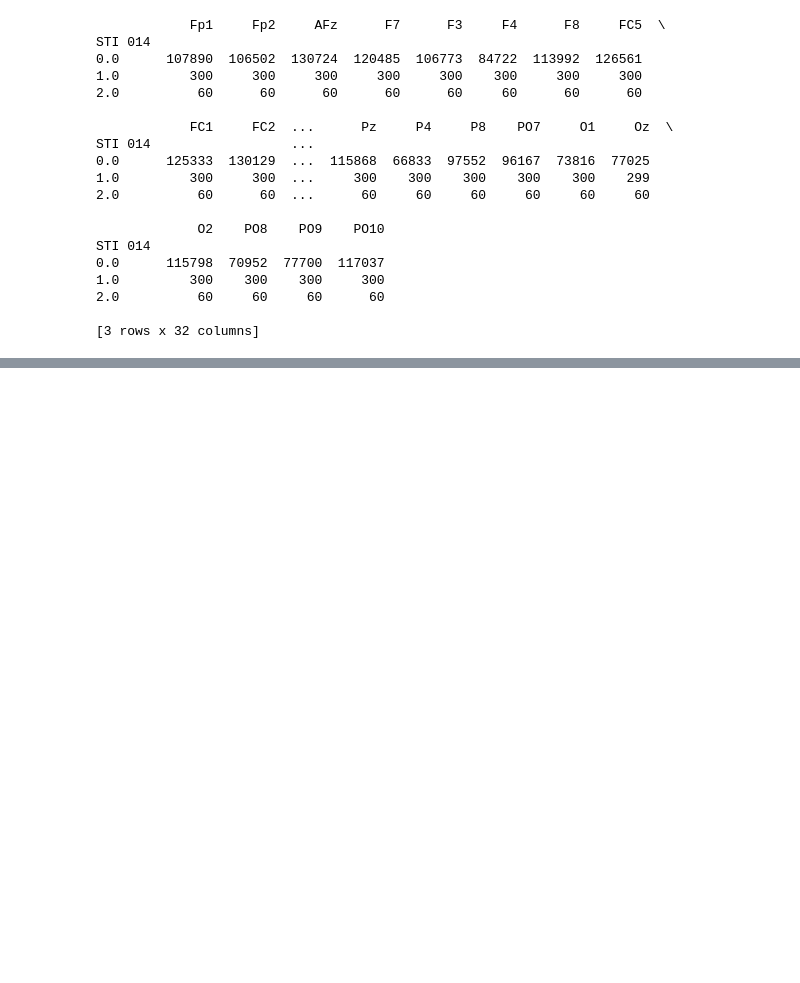
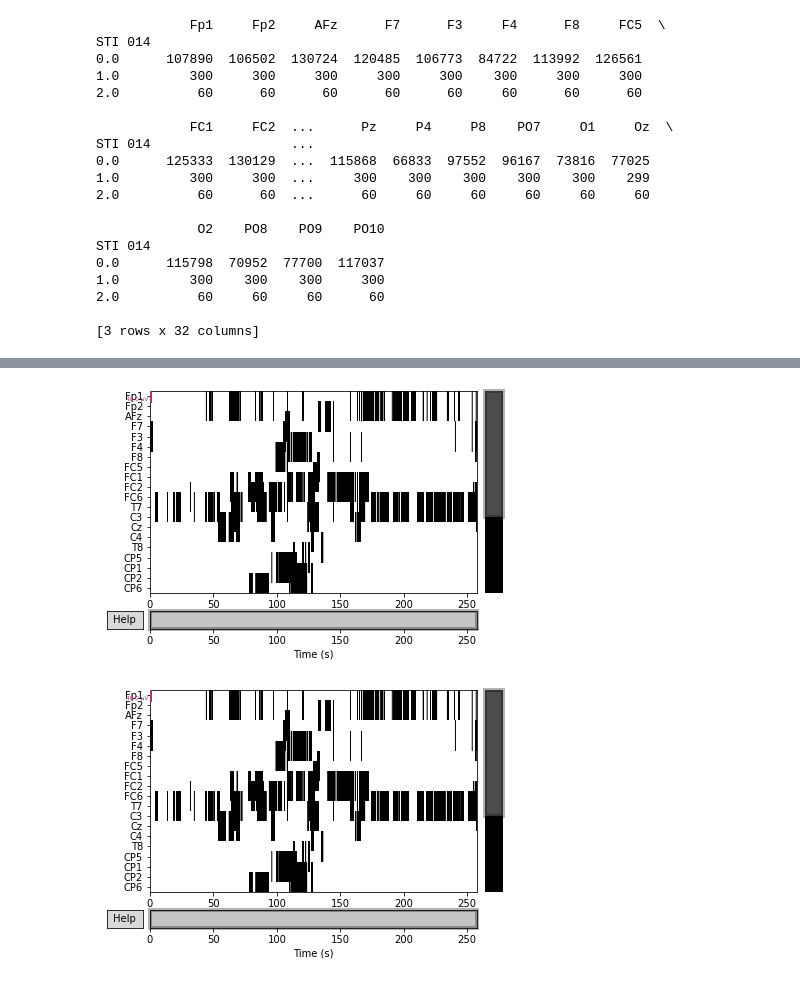
Before and after one commit to zMaxKunGz/CP-DSAI-Project-EEG, a Jupyter notebook: Test_eeg_game.ipynb, the cells around one changed output, grey strips where cells are left out. Cells and saved outputs as stored; diff of their text form; code cells hidden in the pictures; blank space fills up the shorter version.

```diff
--- a/Test_eeg_game.ipynb
+++ b/Test_eeg_game.ipynb
@@ -58,0 +139,6 @@ STI 014
+# %%
+eeg_channels = mne.pick_types(raw.info, eeg=True)
+raw.plot(duration=300, order=eeg_channels)
+# %% [output]
+[figure, added]
+[figure, added]
```
Also changed, not shown: parts of 13 cells of this notebook.
